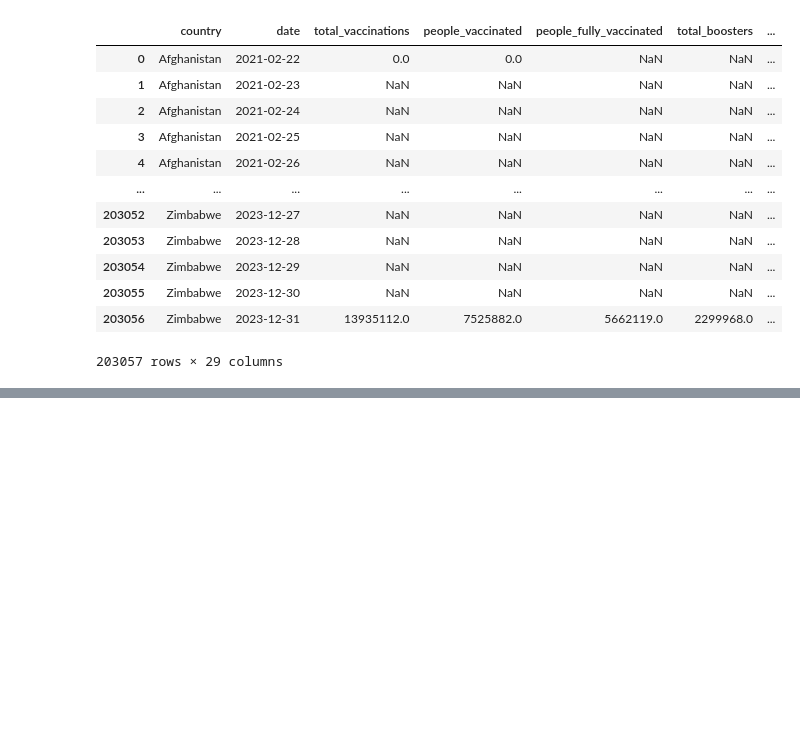
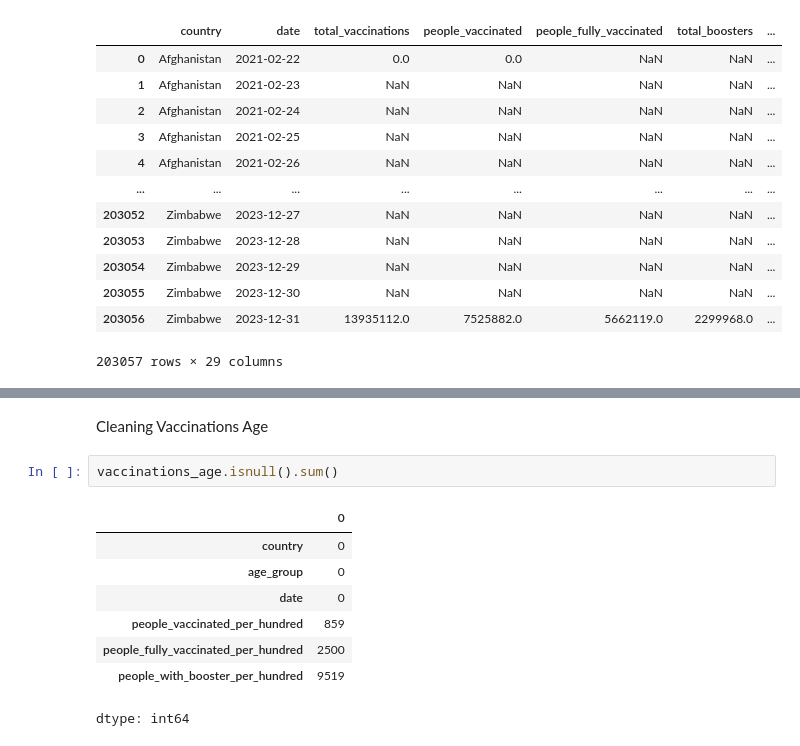
Before and after one commit to ArunKrishnan09/Covid-Analysis, a Jupyter notebook: Covid_analysis.ipynb, the cells around one changed output, grey strips where cells are left out. Drawn from its saved outputs; the diff is of its cells as text; blank space fills up the shorter version.

```diff
--- a/Covid_analysis.ipynb
+++ b/Covid_analysis.ipynb
@@ -217,0 +215,13 @@ dtype: int64
+# %% [markdown]
+Cleaning Vaccinations Age
+# %%
+vaccinations_age.isnull().sum()
+# %% [output]
+|  | 0 |
+| country | 0 |
+| age_group | 0 |
+| date | 0 |
+| people_vaccinated_per_hundred | 859 |
+| people_fully_vaccinated_per_hundred | 2500 |
+| people_with_booster_per_hundred | 9519 |
+dtype: int64
```
Also changed, not shown: parts of 7 cells of this notebook.
